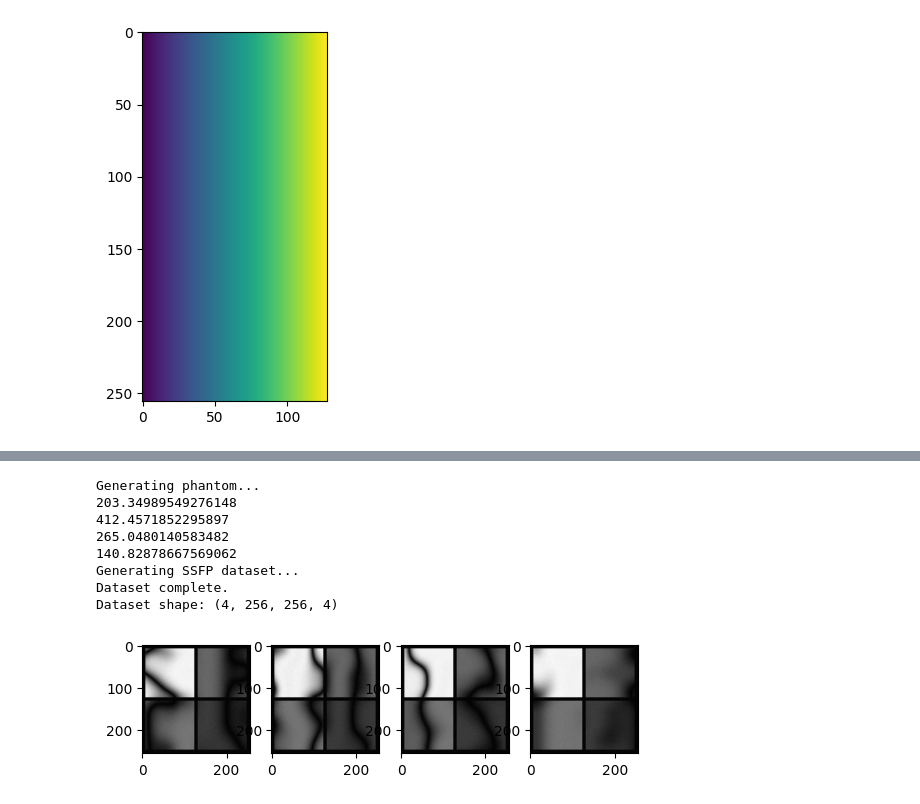
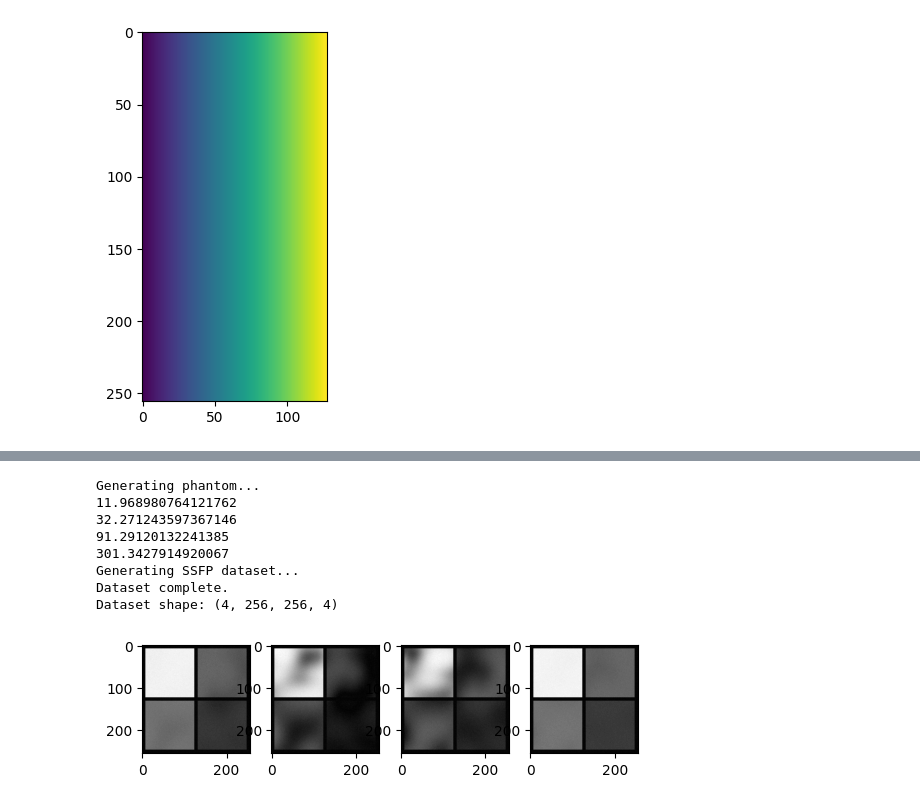
Before and after one commit to michaelmendoza/mssfp, a Jupyter notebook: notebooks/test.ipynb, the cells around one changed output, grey strips where cells are left out. Saved outputs shown, nothing was run; the diff lists cells and outputs as text; code cells hidden in the pictures.

```diff
--- a/notebooks/test.ipynb
+++ b/notebooks/test.ipynb
@@ -176,28 +176,31 @@ plt.show()
 # %%
 import os
 import sys
 # Go up one level from the notebooks directory to reach project root
 project_root = os.path.abspath(os.path.join(os.path.dirname('__file__'), '..'))
 sys.path.insert(0, project_root)  # Insert at beginning of path to take precedence
 
 import numpy as np
 import matplotlib.pyplot as plt
 from mssfp.phantoms import simple, phantom, shepp_logan
 
-dataset = phantom.generate_ssfp_dataset(phantom_type='block', slices=4, shape=256, ids=[1, 2, 3, 4], padding=8, f=100, df=1/3e-3, df_window=1.0, alpha = np.deg2rad(60), fn_perlin=150, fn_perlin_size=3)
+dataset = phantom.generate_ssfp_dataset(phantom_type='block', slices=4, shape=256, ids=[1, 2, 3, 4], padding=8,
+                                        f=1/3e-3, df=200, df_window=1.0, alpha = np.deg2rad(60),
+                                        fn_perlin=100, fn_perlin_size=3,
+                                        rotation=90, useRotate=True, useDeform=True)
 fig, ax = plt.subplots(1, 4)
 ax[0].imshow(np.abs(dataset['M'][0,:,:,0]), cmap='gray')
-ax[1].imshow(np.abs(dataset['M'][1,:,:,0]), cmap='gray')
-ax[2].imshow(np.abs(dataset['M'][2,:,:,0]), cmap='gray')
-ax[3].imshow(np.abs(dataset['M'][3,:,:,0]), cmap='gray')
+ax[1].imshow(np.abs(dataset['M'][0,:,:,1]), cmap='gray')
+ax[2].imshow(np.abs(dataset['M'][0,:,:,2]), cmap='gray')
+ax[3].imshow(np.abs(dataset['M'][0,:,:,3]), cmap='gray')
 plt.show()
 # %% [output]
 Generating phantom...
-203.34989549276148
-412.4571852295897
-265.0480140583482
-140.82878667569062
+11.968980764121762
+32.271243597367146
+91.29120132241385
+301.3427914920067
 Generating SSFP dataset...
 Dataset complete.
 Dataset shape: (4, 256, 256, 4)
-[figure, old version]
+[figure, new version]
```
Also changed, not shown: parts of 2 cells of this notebook.
